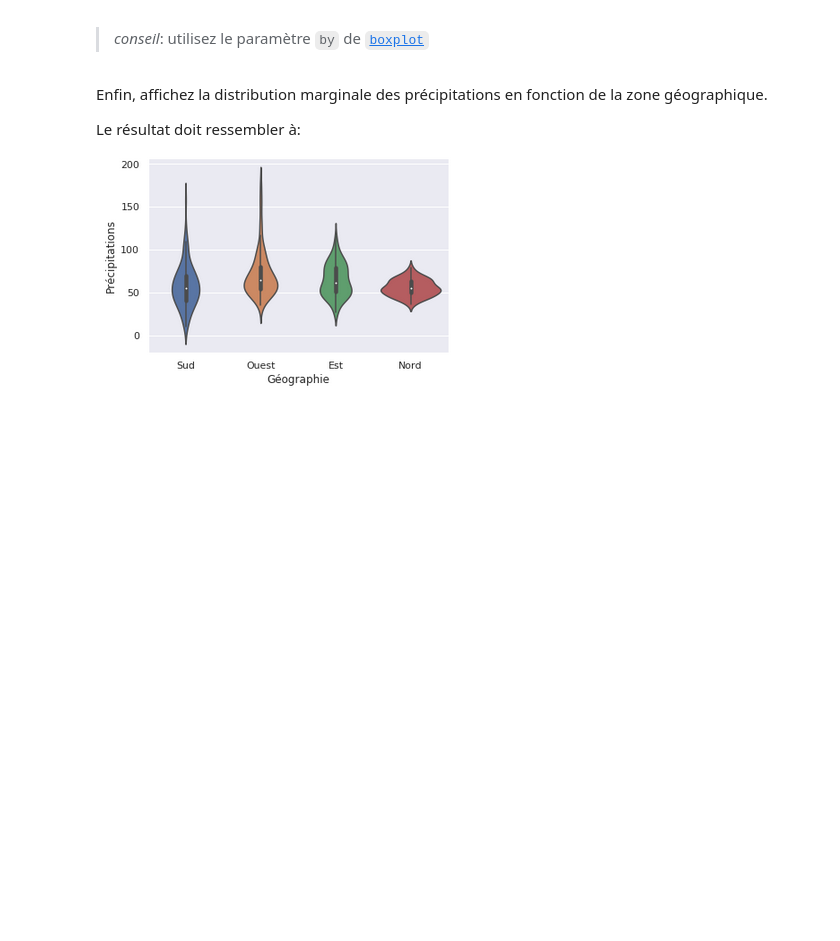
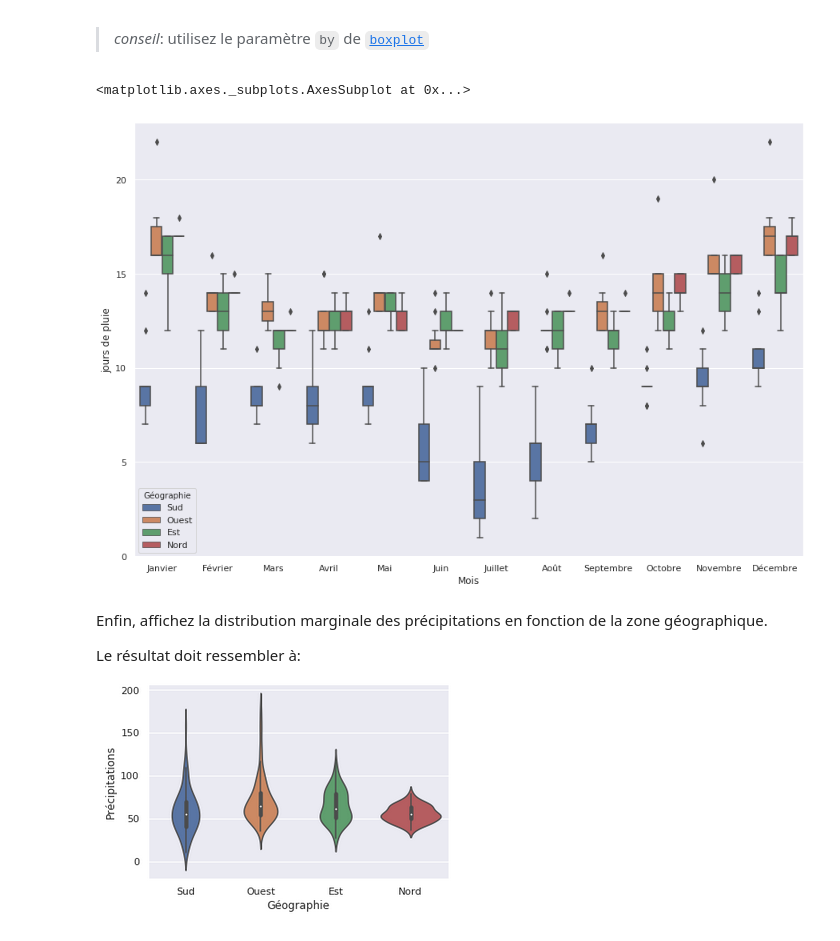
Before and after one commit to campusplage/compte-rendus-bobo_florian__seck_omar, a Jupyter notebook: TP1_pandas.ipynb, the cells around one changed output. Drawn from its saved outputs; the diff is of its cells as text; code cells hidden in the pictures; blank space fills up the shorter version.

```diff
--- a/TP1_pandas.ipynb
+++ b/TP1_pandas.ipynb
@@ -440,6 +499,11 @@ Sophistiquez l'affichage précédent pour que les distributions se fassent en fo
 > _conseil_: utilisez le paramètre `by` de [`boxplot`](https://seaborn.pydata.org/generated/seaborn.boxplot.html#seaborn.boxplot)
 # %%
 # boxplot par différentes zones géographiques....
+
+sns.boxplot( x='Mois',y='jours de pluie' , data = Pivot_3,hue='Géographie')
+# %% [output]
+<matplotlib.axes._subplots.AxesSubplot at 0x...>
+[figure, added]
 # %% [markdown]
 Enfin, affichez la distribution marginale des précipitations en fonction de la zone géographique.
 
```
Also changed, not shown: parts of 9 cells of this notebook.
